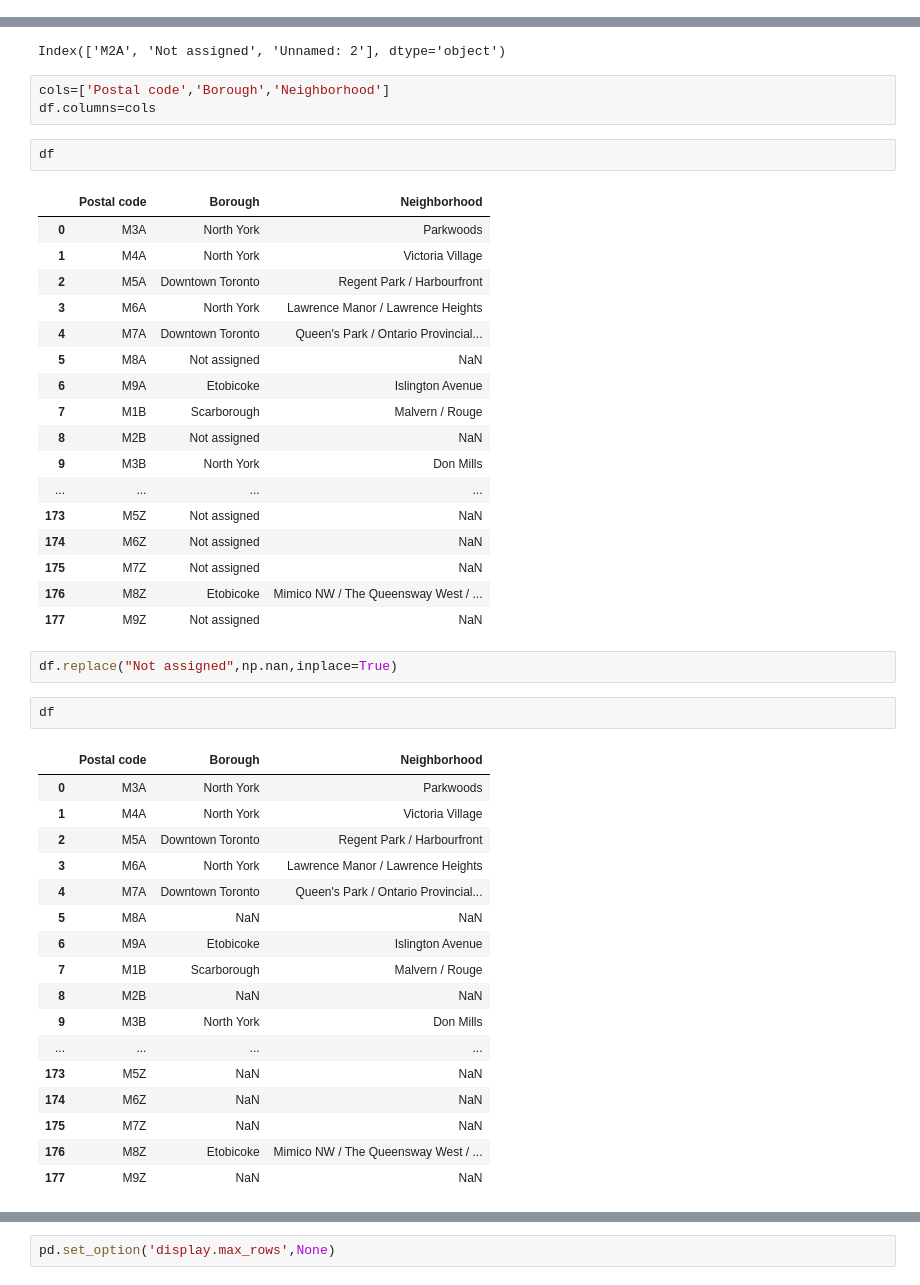
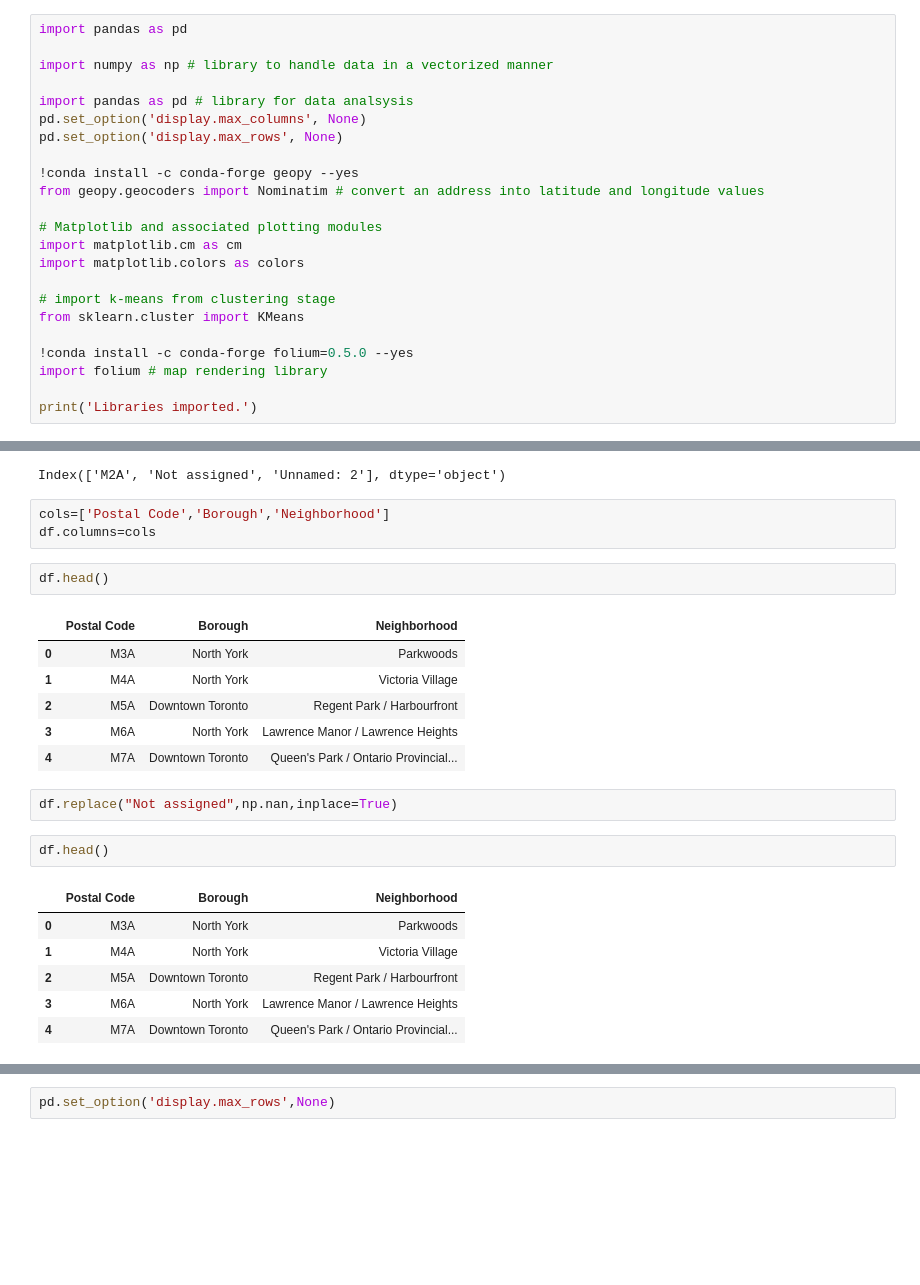
Before and after one commit to koushikvadali/Coursera_Capstone, a Jupyter notebook: Coursera_Capstone.ipynb, the cells around one changed output, grey strips where cells are left out. Saved outputs shown, nothing was run; the diff lists cells and outputs as text; blank space fills up the shorter version.

```diff
--- a/Coursera_Capstone.ipynb
+++ b/Coursera_Capstone.ipynb
@@ -8,0 +5,23 @@ import numpy as np
+# %%
+import pandas as pd
+
+import numpy as np # library to handle data in a vectorized manner
+
+import pandas as pd # library for data analsysis
+pd.set_option('display.max_columns', None)
+pd.set_option('display.max_rows', None)
+
+!conda install -c conda-forge geopy --yes
+from geopy.geocoders import Nominatim # convert an address into latitude and longitude values
+
+# Matplotlib and associated plotting modules
+import matplotlib.cm as cm
+import matplotlib.colors as colors
+
+# import k-means from clustering stage
+from sklearn.cluster import KMeans
+
+!conda install -c conda-forge folium=0.5.0 --yes
+import folium # map rendering library
+
+print('Libraries imported.')
@@ -65,50 +91,28 @@ df.columns
 # %% [output]
 Index(['M2A', 'Not assigned', 'Unnamed: 2'], dtype='object')
 # %%
-cols=['Postal code','Borough','Neighborhood']
+cols=['Postal Code','Borough','Neighborhood']
 df.columns=cols
 # %%
-df
+df.head()
 # %% [output]
-|  | Postal code | Borough | Neighborhood |
+|  | Postal Code | Borough | Neighborhood |
 | 0 | M3A | North York | Parkwoods |
 | 1 | M4A | North York | Victoria Village |
 | 2 | M5A | Downtown Toronto | Regent Park / Harbourfront |
 | 3 | M6A | North York | Lawrence Manor / Lawrence Heights |
 | 4 | M7A | Downtown Toronto | Queen's Park / Ontario Provincial... |
-| 5 | M8A | Not assigned | NaN |
-| 6 | M9A | Etobicoke | Islington Avenue |
-| 7 | M1B | Scarborough | Malvern / Rouge |
-| 8 | M2B | Not assigned | NaN |
-| 9 | M3B | North York | Don Mills |
-| ... | ... | ... | ... |
-| 173 | M5Z | Not assigned | NaN |
-| 174 | M6Z | Not assigned | NaN |
-| 175 | M7Z | Not assigned | NaN |
-| 176 | M8Z | Etobicoke | Mimico NW / The Queensway West / ... |
-| 177 | M9Z | Not assigned | NaN |
 # %%
 df.replace("Not assigned",np.nan,inplace=True)
 # %%
-df
+df.head()
 # %% [output]
-|  | Postal code | Borough | Neighborhood |
+|  | Postal Code | Borough | Neighborhood |
 | 0 | M3A | North York | Parkwoods |
 | 1 | M4A | North York | Victoria Village |
 | 2 | M5A | Downtown Toronto | Regent Park / Harbourfront |
 | 3 | M6A | North York | Lawrence Manor / Lawrence Heights |
 | 4 | M7A | Downtown Toronto | Queen's Park / Ontario Provincial... |
-| 5 | M8A | NaN | NaN |
-| 6 | M9A | Etobicoke | Islington Avenue |
-| 7 | M1B | Scarborough | Malvern / Rouge |
-| 8 | M2B | NaN | NaN |
-| 9 | M3B | North York | Don Mills |
-| ... | ... | ... | ... |
-| 173 | M5Z | NaN | NaN |
-| 174 | M6Z | NaN | NaN |
-| 175 | M7Z | NaN | NaN |
-| 176 | M8Z | Etobicoke | Mimico NW / The Queensway West / ... |
-| 177 | M9Z | NaN | NaN |
 # %%
 df.dropna(subset=["Borough"],axis=0,inplace=True)
 df.reset_index(drop=True,inplace=True)
```
Also changed, not shown: parts of 49 cells of this notebook.
